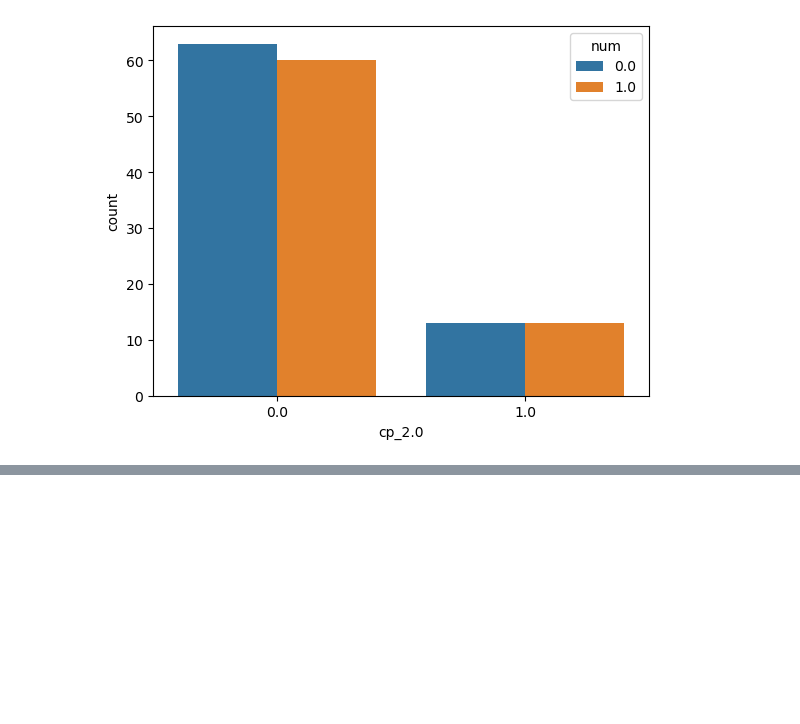
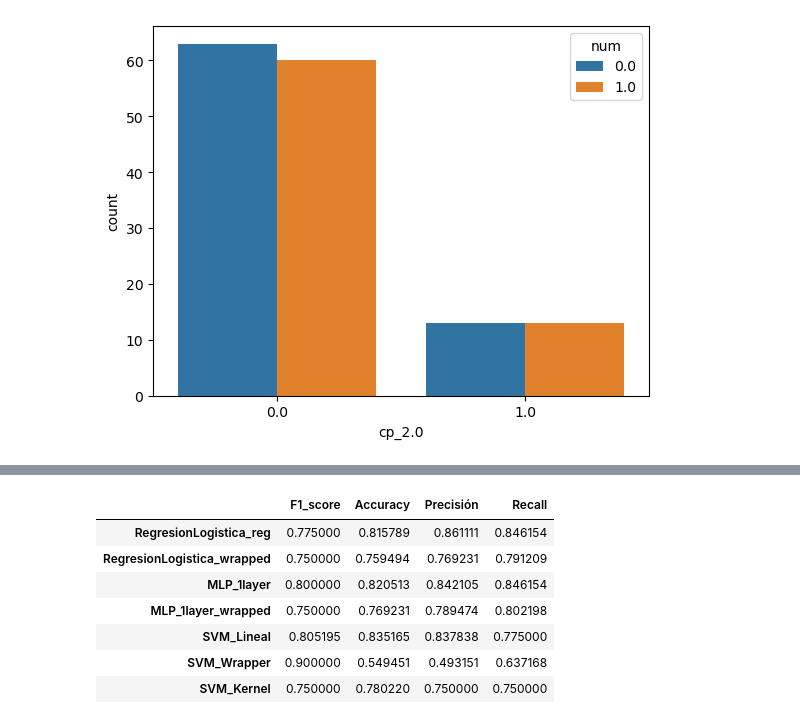
Before and after one commit to alvaar04/Tarea2ML, a Jupyter notebook: G08.ipynb, the cells around one changed output, grey strips where cells are left out. Cells and saved outputs as stored; diff of their text form; code cells hidden in the pictures; blank space fills up the shorter version.

```diff
--- a/G08.ipynb
+++ b/G08.ipynb
@@ -173,6 +173,14 @@ f1_lineal = f1_score(Y_test,svm_lineal_predict)
 acc_lineal = accuracy_score(Y_test,svm_lineal_predict)
 prec_lineal = precision_score(Y_test,svm_lineal_predict)
 recall_lineal = recall_score(Y_test,svm_lineal_predict)
+
+
+metrics_dict = {
+    'Figura': ['F1-score', 'Accuracy', 'Precision', 'Recall'],
+    'Valor': [f1_lineal, acc_lineal, prec_lineal, recall_lineal]
+}
+
+merito_lineal = pd.DataFrame(metrics_dict)
 # %%
 figuras_regresion_log = {
 'RegresionLogistica_reg':     [0.846154,	0.815789,	0.861111,	0.775],
@@ -635,0 +678,17 @@ Observamos que al solo usar una característica obtenemos un recall de 0.9 pero
+# %%
+# Datos originales
+tabla_Resultados = {
+    'RegresionLogistica_reg':     [0.846154, 0.815789, 0.861111, 0.775],
+    'RegresionLogistica_wrapped': [0.791209, 0.759494, 0.769231, 0.75],
+    'MLP_1layer':                 [0.846154, 0.820513, 0.842105, 0.8],
+    'MLP_1layer_wrapped':        [0.802198, 0.769231, 0.789474, 0.75]
+}
+
+# Crear DataFrame
+tabla_Resultados = pd.DataFrame(tabla_Resultados, index=['Recall', 'Accuracy', 'Precisión', 'F1_score'])
+
+# Cambiar el orden de las filas
+nuevo_orden = ['F1_score', 'Accuracy', 'Precisión', 'Recall']
+tabla_Resultados = tabla_Resultados.loc[nuevo_orden]
+
+tabla_Resultados.T
@@ -635,0 +701,23 @@ Observamos que al solo usar una característica obtenemos un recall de 0.9 pero
+# %%
+lineal = merito_lineal
+wrapper = merito_wrapper
+kernel = merito_kernel
+dict = {
+    'SVM_Lineal': list(lineal.Valor),
+    'SVM_Wrapper': list(wrapper.Valor),
+    'SVM_Kernel': list(kernel.Valor),
+
+}
+resultados = pd.DataFrame(dict,index=['F1_score','Accuracy','Precisión','Recall'])
+
+dfFinal = pd.concat([tabla_Resultados.T, resultados.T])
+dfFinal
+# %% [output]
+|  | F1_score | Accuracy | Precisión | Recall |
+| RegresionLogistica_reg | 0.775000 | 0.815789 | 0.861111 | 0.846154 |
+| RegresionLogistica_wrapped | 0.750000 | 0.759494 | 0.769231 | 0.791209 |
+| MLP_1layer | 0.800000 | 0.820513 | 0.842105 | 0.846154 |
+| MLP_1layer_wrapped | 0.750000 | 0.769231 | 0.789474 | 0.802198 |
+| SVM_Lineal | 0.805195 | 0.835165 | 0.837838 | 0.775000 |
+| SVM_Wrapper | 0.900000 | 0.549451 | 0.493151 | 0.637168 |
+| SVM_Kernel | 0.750000 | 0.780220 | 0.750000 | 0.750000 |
```
Also changed, not shown: parts of 11 cells of this notebook.
